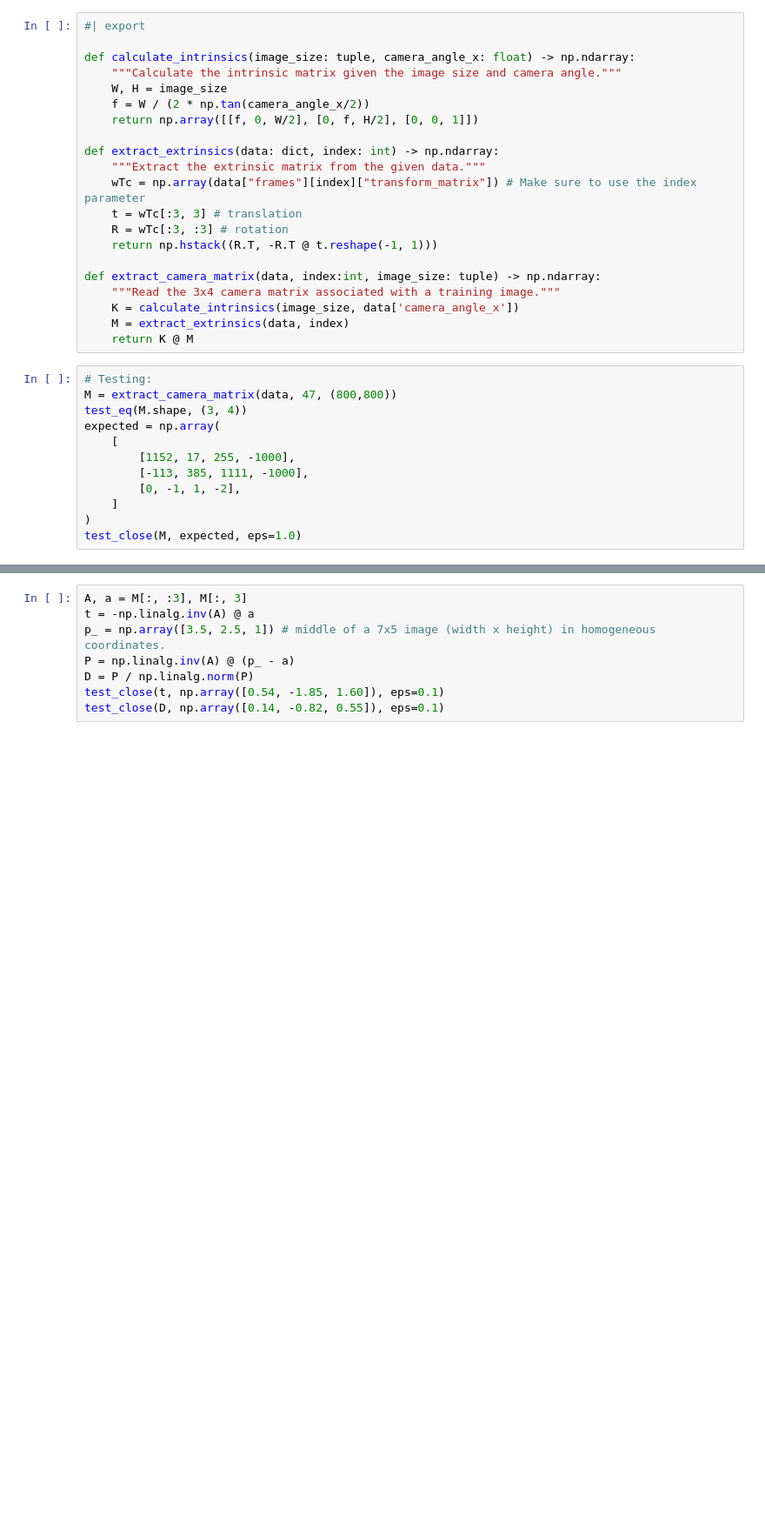
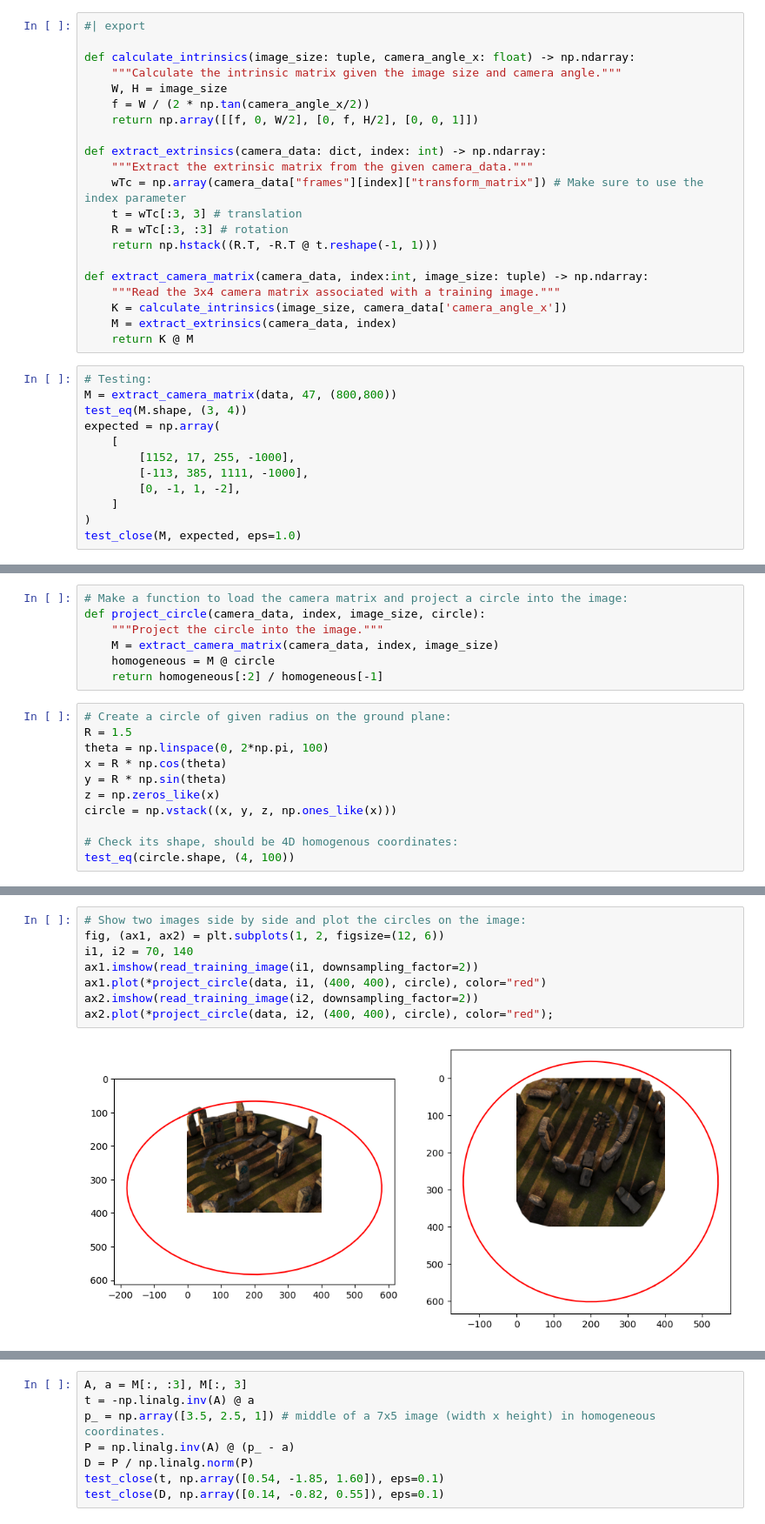
Before and after one commit to gtbook/gtbook, a Jupyter notebook: stonehenge.ipynb, the cells around one changed output, grey strips where cells are left out. Shown at 87% size. Saved outputs shown, nothing was run; the diff lists cells and outputs as text; blank space fills up the shorter version.

```diff
--- a/stonehenge.ipynb
+++ b/stonehenge.ipynb
@@ -133,17 +103,17 @@ def calculate_intrinsics(image_size: tuple, camera_angle_x: float) -> np.ndarray
     f = W / (2 * np.tan(camera_angle_x/2))
     return np.array([[f, 0, W/2], [0, f, H/2], [0, 0, 1]])
 
-def extract_extrinsics(data: dict, index: int) -> np.ndarray:
-    """Extract the extrinsic matrix from the given data."""
-    wTc = np.array(data["frames"][index]["transform_matrix"]) # Make sure to use the index parameter
+def extract_extrinsics(camera_data: dict, index: int) -> np.ndarray:
+    """Extract the extrinsic matrix from the given camera_data."""
+    wTc = np.array(camera_data["frames"][index]["transform_matrix"]) # Make sure to use the index parameter
     t = wTc[:3, 3] # translation
     R = wTc[:3, :3] # rotation
     return np.hstack((R.T, -R.T @ t.reshape(-1, 1)))
 
-def extract_camera_matrix(data, index:int, image_size: tuple) -> np.ndarray:
+def extract_camera_matrix(camera_data, index:int, image_size: tuple) -> np.ndarray:
     """Read the 3x4 camera matrix associated with a training image."""
-    K = calculate_intrinsics(image_size, data['camera_angle_x'])
-    M = extract_extrinsics(data, index)
+    K = calculate_intrinsics(image_size, camera_data['camera_angle_x'])
+    M = extract_extrinsics(camera_data, index)
     return K @ M
 # %%
 # Testing:
@@ -161,0 +134,18 @@ We can then calculate the ray origin and ray direction for any pixel:
+# %%
+# Make a function to load the camera matrix and project a circle into the image:
+def project_circle(camera_data, index, image_size, circle):
+    """Project the circle into the image."""
+    M = extract_camera_matrix(camera_data, index, image_size)
+    homogeneous = M @ circle
+    return homogeneous[:2] / homogeneous[-1]
+# %%
+# Create a circle of given radius on the ground plane:
+R = 1.5
+theta = np.linspace(0, 2*np.pi, 100)
+x = R * np.cos(theta)
+y = R * np.sin(theta)
+z = np.zeros_like(x)
+circle = np.vstack((x, y, z, np.ones_like(x)))
+
+# Check its shape, should be 4D homogenous coordinates:
+test_eq(circle.shape, (4, 100))
@@ -161,0 +156,10 @@ We can then calculate the ray origin and ray direction for any pixel:
+# %%
+# Show two images side by side and plot the circles on the image:
+fig, (ax1, ax2) = plt.subplots(1, 2, figsize=(12, 6))
+i1, i2 = 70, 140
+ax1.imshow(read_training_image(i1, downsampling_factor=2))
+ax1.plot(*project_circle(data, i1, (400, 400), circle), color="red")
+ax2.imshow(read_training_image(i2, downsampling_factor=2))
+ax2.plot(*project_circle(data, i2, (400, 400), circle), color="red");
+# %% [output]
+[figure, added]
```
Also changed, not shown: parts of 14 cells of this notebook, 8 other files.
